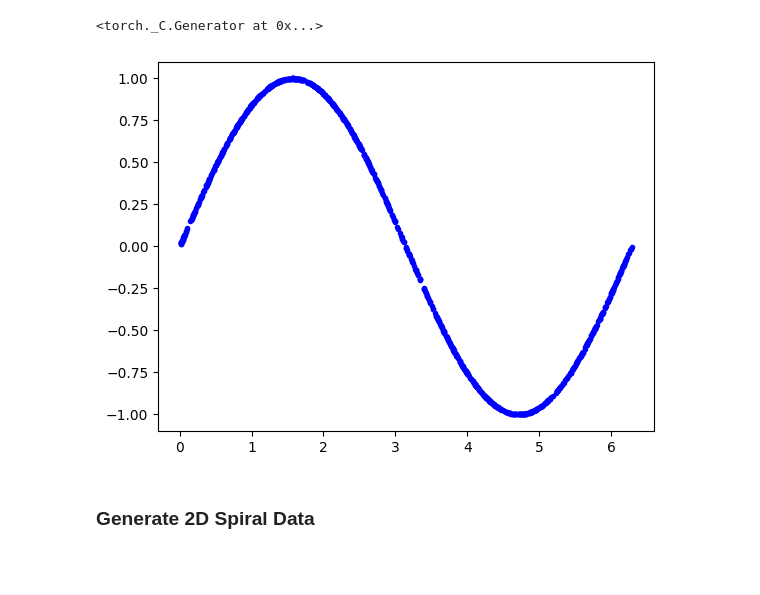
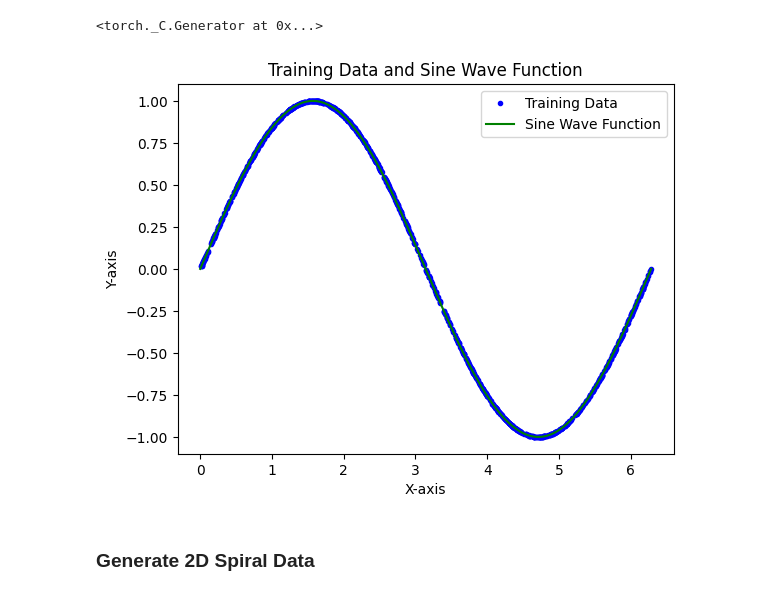
Before and after one commit to meghana2343/datascience, a Jupyter notebook: GANs.ipynb, the cells around one changed output. Cells and saved outputs as stored; diff of their text form; code cells hidden in the pictures; blank space fills up the shorter version.

```diff
--- a/GANs.ipynb
+++ b/GANs.ipynb
@@ -30,12 +30,22 @@ train_data[:, 1] = torch.sin(train_data[:, 0])
 
 train_labels = torch.zeros(train_data_length)
 train_set = [(train_data[i], train_labels[i]) for i in range(train_data_length)]
-# %%
-# Plot the training data
-plt.plot(train_data[:, 0], train_data[:, 1], ".", color="blue")
-plt.show()
-# %% [output]
-[figure, removed]
+# %%
+# Plot the training data
+plt.plot(train_data[:, 0], train_data[:, 1], ".", color="blue", label="Training Data")
+
+# Add a smooth sine wave for comparison
+x_smooth = torch.linspace(0, 2 * math.pi, 500) # Generate x values from 0 to 2*pi
+y_smooth = torch.sin(x_smooth) # Calculate sin(x)
+plt.plot(x_smooth.numpy(), y_smooth.numpy(), "-", color="green", label="Sine Wave Function")
+
+plt.title("Training Data and Sine Wave Function")
+plt.xlabel("X-axis")
+plt.ylabel("Y-axis")
+plt.legend()
+plt.show()
+# %% [output]
+[figure, added]
 # %% [markdown]
 ### Generate 2D Spiral Data
 # %%
```
Also changed, not shown: parts of 12 cells of this notebook.
